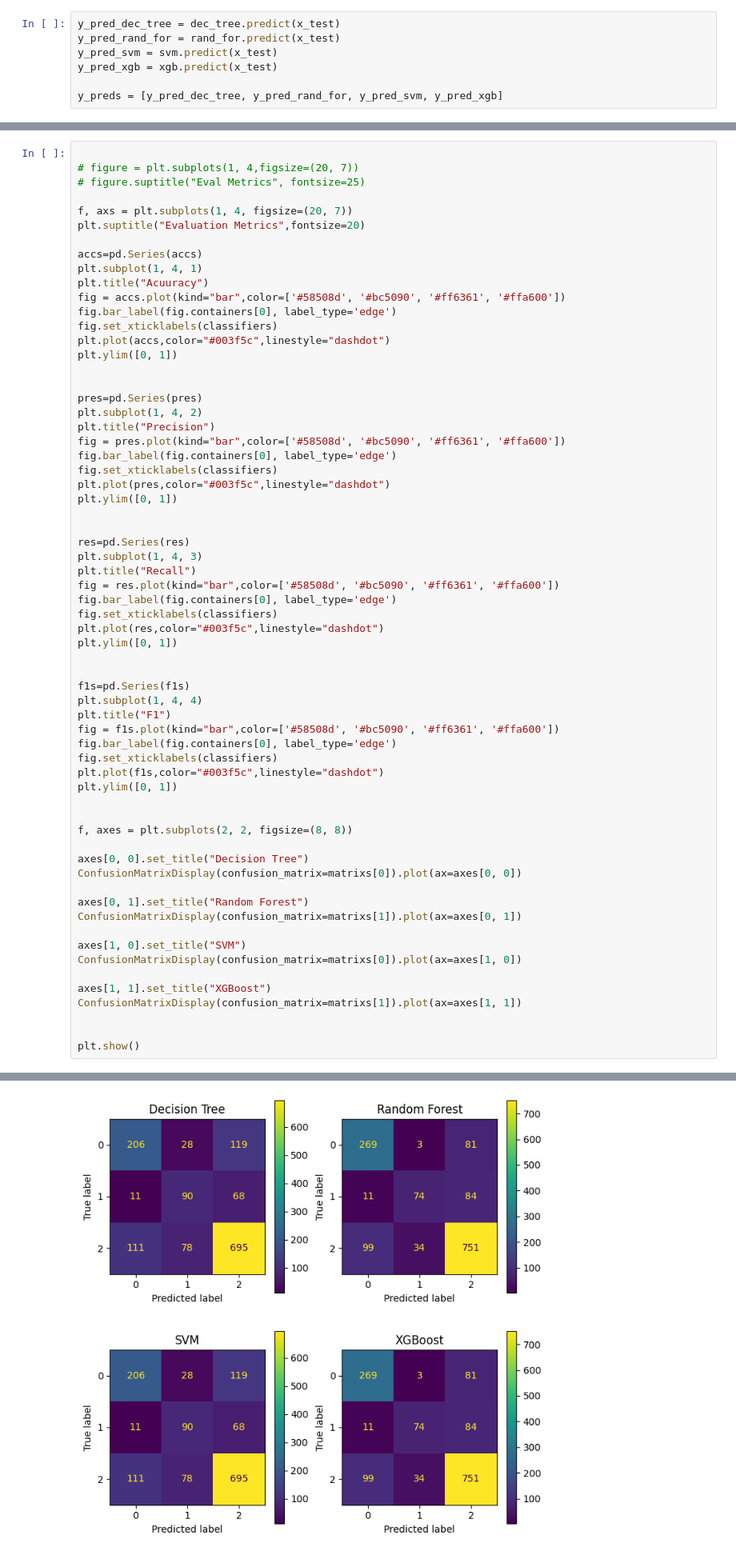
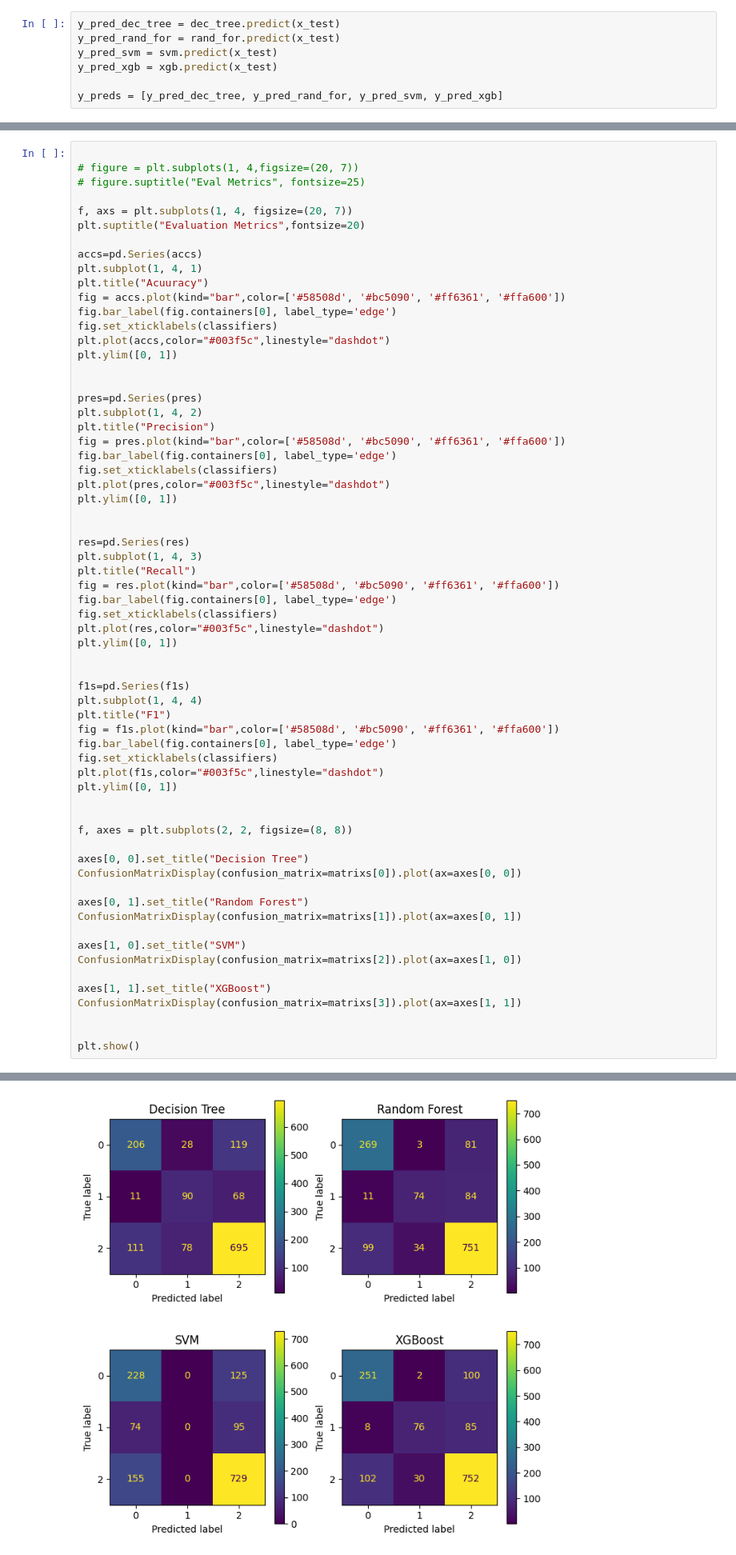
Before and after one commit to UnderCoverTable/Credit-Score-Classification, a Jupyter notebook: model_evaluations.ipynb, the cells around one changed output, grey strips where cells are left out. Shown at 80% size. Cells and saved outputs as stored; diff of their text form.

```diff
--- a/model_evaluations.ipynb
+++ b/model_evaluations.ipynb
@@ -93,33 +101,33 @@ fig.set_xticklabels(classifiers)
 plt.plot(res,color="#003f5c",linestyle="dashdot")
 plt.ylim([0, 1])
 
 
 f1s=pd.Series(f1s)
 plt.subplot(1, 4, 4)
 plt.title("F1")
 fig = f1s.plot(kind="bar",color=['#58508d', '#bc5090', '#ff6361', '#ffa600'])
 fig.bar_label(fig.containers[0], label_type='edge')
 fig.set_xticklabels(classifiers)
 plt.plot(f1s,color="#003f5c",linestyle="dashdot")
 plt.ylim([0, 1])
 
 
 f, axes = plt.subplots(2, 2, figsize=(8, 8))
 
 axes[0, 0].set_title("Decision Tree")
 ConfusionMatrixDisplay(confusion_matrix=matrixs[0]).plot(ax=axes[0, 0])
 
 axes[0, 1].set_title("Random Forest")
 ConfusionMatrixDisplay(confusion_matrix=matrixs[1]).plot(ax=axes[0, 1])
 
 axes[1, 0].set_title("SVM")
-ConfusionMatrixDisplay(confusion_matrix=matrixs[0]).plot(ax=axes[1, 0])
+ConfusionMatrixDisplay(confusion_matrix=matrixs[2]).plot(ax=axes[1, 0])
 
 axes[1, 1].set_title("XGBoost")
-ConfusionMatrixDisplay(confusion_matrix=matrixs[1]).plot(ax=axes[1, 1])
+ConfusionMatrixDisplay(confusion_matrix=matrixs[3]).plot(ax=axes[1, 1])
 
 
 plt.show()
 # %% [output]
 [figure]
-[figure, old version]
+[figure, new version]
```
Also changed, not shown: parts of 4 cells of this notebook.
